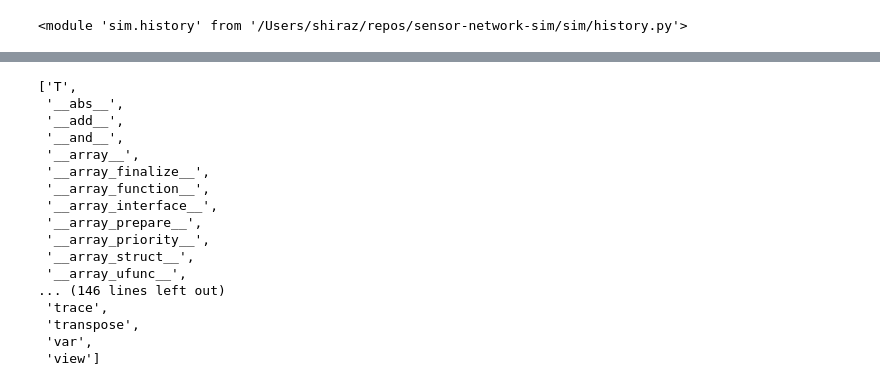
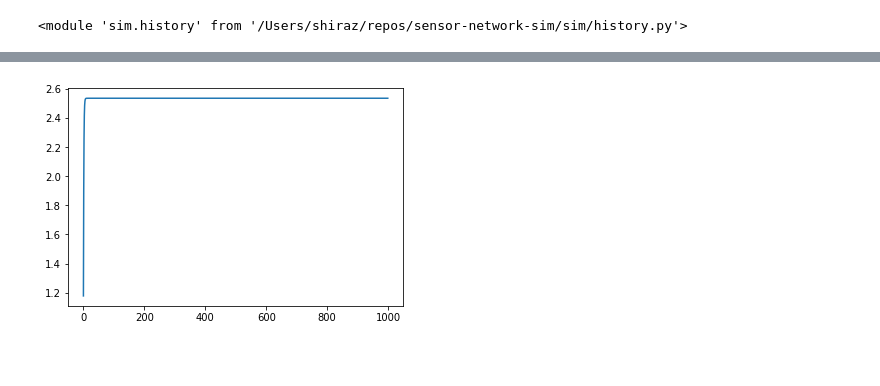
Before and after one commit to shirazkn/sensor-network-sim, a Jupyter notebook: main.ipynb, the cells around one changed output, grey strips where cells are left out. Saved outputs shown, nothing was run; the diff lists cells and outputs as text; code cells hidden in the pictures; blank space fills up the shorter version.

```diff
--- a/main.ipynb
+++ b/main.ipynb
@@ -81,24 +62,7 @@ raw_data
-# %%
-import numpy as np
-dir(np.array([[0,1],[1,-4]]))
-# %% [output]
-['T',
- '__abs__',
- '__add__',
- '__and__',
- '__array__',
- '__array_finalize__',
- '__array_function__',
- '__array_interface__',
- '__array_prepare__',
- '__array_priority__',
- '__array_struct__',
- '__array_ufunc__',
-... (146 lines left out)
- 'trace',
- 'transpose',
- 'var',
- 'view']
+# %%
+sim_history.plot_timeseries(ErrCov_of="2")
+# %% [output]
+[figure, added]
 # %%
 # from sim.noise import Noise
 # from matplotlib.pyplot import plot, show
```
Also changed, not shown: parts of 2 cells of this notebook, 4 other files.
